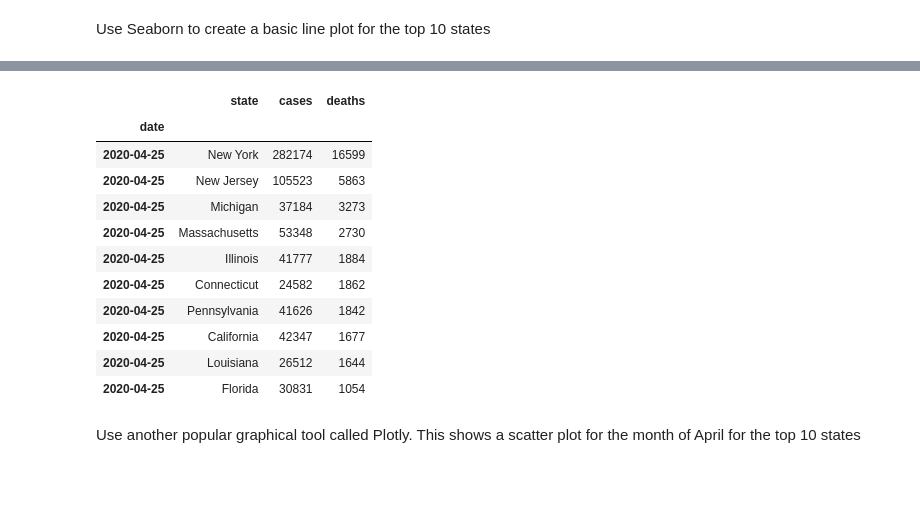
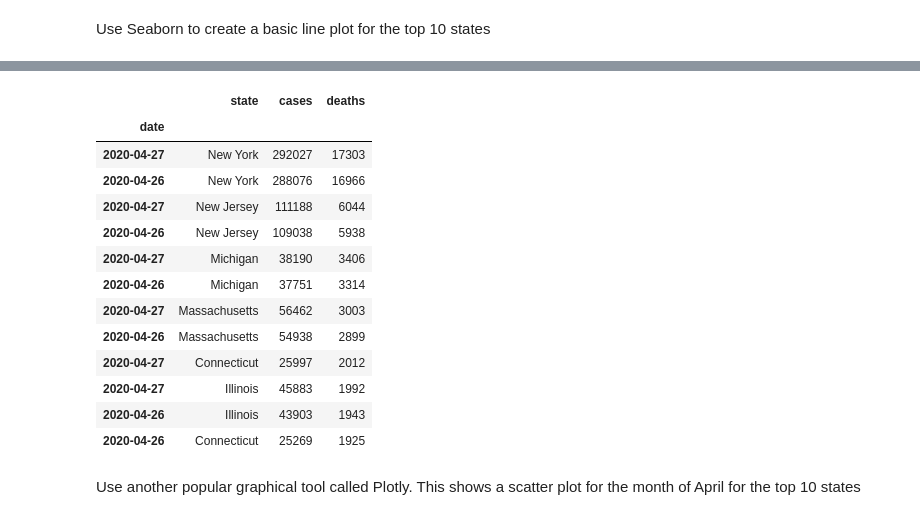
Before and after one commit to 5ft6/covid-19-Hawaii, a Jupyter notebook: Covid_19_Hawaii.ipynb, the cells around one changed output, grey strips where cells are left out. Cells and saved outputs as stored; diff of their text form; code cells hidden in the pictures; blank space fills up the shorter version.

```diff
--- a/Covid_19_Hawaii.ipynb
+++ b/Covid_19_Hawaii.ipynb
@@ -149,19 +145,21 @@ ax.fig.subplots_adjust(wspace=.2)
 # %%
-top_states_april_current_df = top_states_df.loc["2020-04-25":today].sort_values(by=["deaths", "cases"], ascending=False)
+top_states_april_current_df = top_states_df.loc["2020-04-26":today].sort_values(by=["deaths", "cases"], ascending=False)
 top_states_april_current_df.head(12)
 # %% [output]
 |  | state | cases | deaths |
 | date |  |  |  |
-| 2020-04-25 | New York | 282174 | 16599 |
-| 2020-04-25 | New Jersey | 105523 | 5863 |
-| 2020-04-25 | Michigan | 37184 | 3273 |
-| 2020-04-25 | Massachusetts | 53348 | 2730 |
-| 2020-04-25 | Illinois | 41777 | 1884 |
-| 2020-04-25 | Connecticut | 24582 | 1862 |
-| 2020-04-25 | Pennsylvania | 41626 | 1842 |
-| 2020-04-25 | California | 42347 | 1677 |
-| 2020-04-25 | Louisiana | 26512 | 1644 |
-| 2020-04-25 | Florida | 30831 | 1054 |
+| 2020-04-27 | New York | 292027 | 17303 |
+| 2020-04-26 | New York | 288076 | 16966 |
+| 2020-04-27 | New Jersey | 111188 | 6044 |
+| 2020-04-26 | New Jersey | 109038 | 5938 |
+| 2020-04-27 | Michigan | 38190 | 3406 |
+| 2020-04-26 | Michigan | 37751 | 3314 |
+| 2020-04-27 | Massachusetts | 56462 | 3003 |
+| 2020-04-26 | Massachusetts | 54938 | 2899 |
+| 2020-04-27 | Connecticut | 25997 | 2012 |
+| 2020-04-27 | Illinois | 45883 | 1992 |
+| 2020-04-26 | Illinois | 43903 | 1943 |
+| 2020-04-26 | Connecticut | 25269 | 1925 |
 # %% [markdown]
 Use another popular graphical tool called Plotly. This shows a scatter plot for the month of April for the top 10 states
 # %%
```
Also changed, not shown: parts of 20 cells of this notebook.
